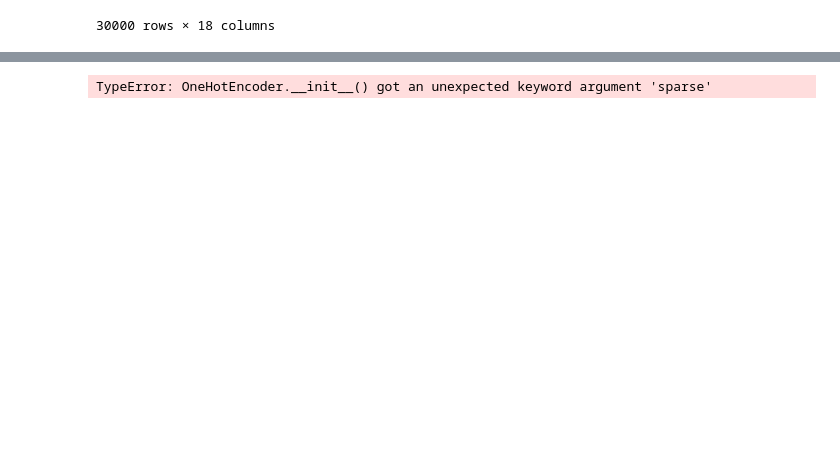
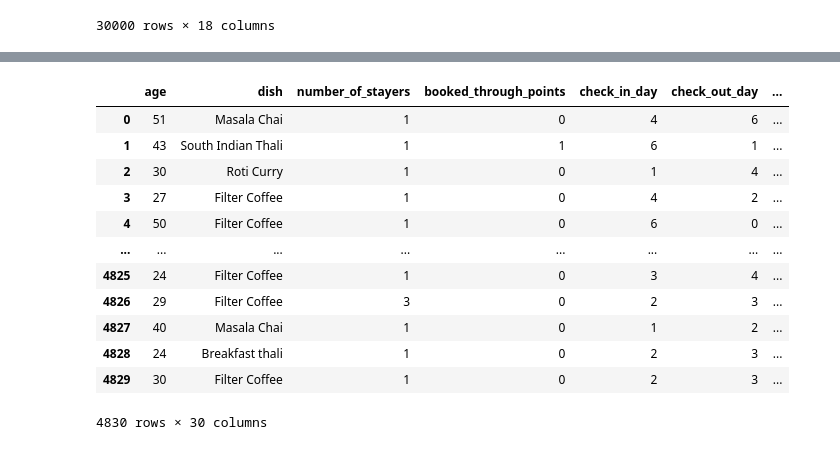
Before and after one commit to srujanmothe/AI-Powered-Guest-Experience-Personalization-System-for-Hospitality, a Jupyter notebook: Guest Experience Personalization.ipynb, the cells around one changed output, grey strips where cells are left out. Drawn from its saved outputs; the diff is of its cells as text; code cells hidden in the pictures; blank space fills up the shorter version.

```diff
--- a/Guest Experience Personalization.ipynb
+++ b/Guest Experience Personalization.ipynb
@@ -165,7 +162,7 @@ import pandas as pd
 categorical_cols = ['Preferred Cusine','fav_dish_per_customer','popular_dish_for_this_cuisine']
 
 # Initialize OneHotEncoder
-encoder = OneHotEncoder(sparse=False, handle_unknown='ignore')
+encoder = OneHotEncoder(sparse_output=False, handle_unknown='ignore')
 
 # Apply transformation
 encoded_array = encoder.fit_transform(train_df[categorical_cols])
@@ -175,5 +172,36 @@ encoded_df = pd.DataFrame(encoded_array, columns=encoder.get_feature_names_out(c
 
 # Concatenate with the original DataFrame
 train_df = pd.concat([train_df.drop(columns=categorical_cols), encoded_df], axis=1)
-# %% [output]
-TypeError: OneHotEncoder.__init__() got an unexpected keyword argument 'sparse'
+# %%
+test_df = test_df.merge(customer_features, on='customer_id', how='left')
+test_df = test_df.merge(customer_dish.rename(columns={'dish': 'fav_dish_per_customer'}), on='customer_id', how='left')
+
+# Merge only once for the popular dish per cuisine
+test_df = test_df.merge(cuisine_popular_dish.rename(columns={'dish': 'popular_dish_for_this_cuisine'}), on='Preferred Cusine', how='left')
+# %%
+test_df.drop(['_id','transaction_id','customer_id','price_for_1',
+               'Qty','order_time','check_in_date','check_out_date'],axis=1,inplace=True)
+# %%
+encoded_test = encoder.transform(test_df[categorical_cols])
+
+# Convert to DataFrame
+encoded_test_df = pd.DataFrame(encoded_test, columns=encoder.get_feature_names_out(categorical_cols))
+
+# Concatenate with test_df
+test_df = pd.concat([test_df.drop(columns=categorical_cols), encoded_test_df], axis=1)
+# %%
+test_df
+# %% [output]
+|  | age | dish | number_of_stayers | booked_through_points | check_in_day | check_out_day | ... |
+| 0 | 51 | Masala Chai | 1 | 0 | 4 | 6 | ... |
+| 1 | 43 | South Indian Thali | 1 | 1 | 6 | 1 | ... |
+| 2 | 30 | Roti Curry | 1 | 0 | 1 | 4 | ... |
+| 3 | 27 | Filter Coffee | 1 | 0 | 4 | 2 | ... |
+| 4 | 50 | Filter Coffee | 1 | 0 | 6 | 0 | ... |
+| ... | ... | ... | ... | ... | ... | ... | ... |
+| 4825 | 24 | Filter Coffee | 1 | 0 | 3 | 4 | ... |
+| 4826 | 29 | Filter Coffee | 3 | 0 | 2 | 3 | ... |
+| 4827 | 40 | Masala Chai | 1 | 0 | 1 | 2 | ... |
+| 4828 | 24 | Breakfast thali | 1 | 0 | 2 | 3 | ... |
+| 4829 | 30 | Filter Coffee | 1 | 0 | 2 | 3 | ... |
+4830 rows × 30 columns
```
Also changed, not shown: parts of 5 cells of this notebook.
